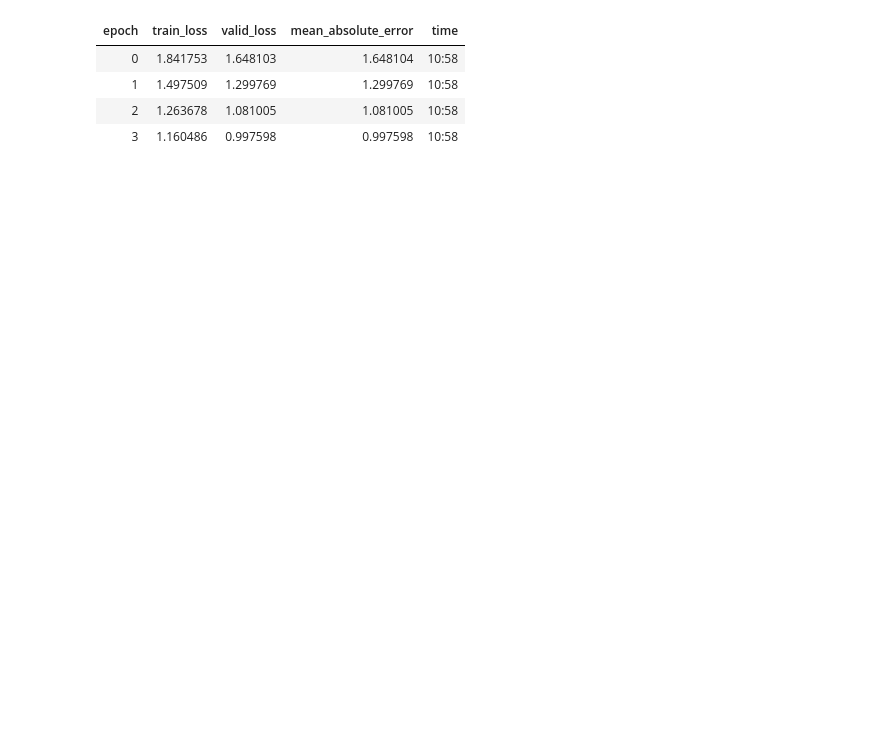
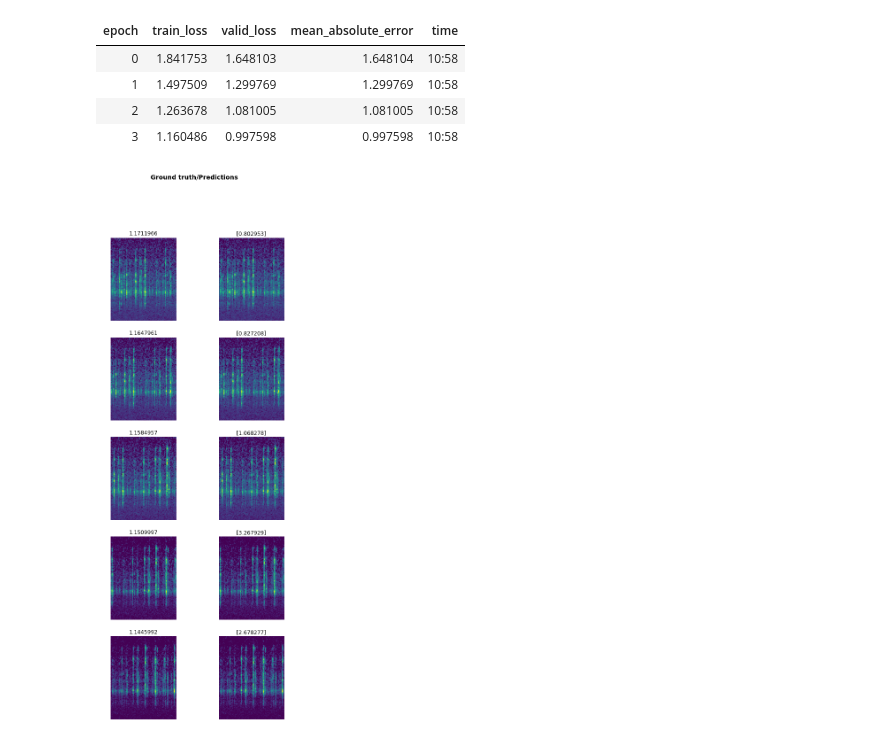
Before and after one commit to ido90/Earthquakes, a Jupyter notebook: Spectrogram.ipynb, the cells around one changed output. Cells and saved outputs as stored; diff of their text form; code cells hidden in the pictures; blank space fills up the shorter version.

```diff
--- a/Spectrogram.ipynb
+++ b/Spectrogram.ipynb
@@ -496,3 +526,7 @@ learn.save('model_spec_reg_resnet34_freezed')
 # TODO debug
 #interp3 = ClassificationInterpretation.from_learner(learn)
 #losses,idxs = interp3.top_losses()
+# %%
+learn.show_results()
+# %% [output]
+[figure, added]
```
Also changed, not shown: parts of 4 cells of this notebook.
